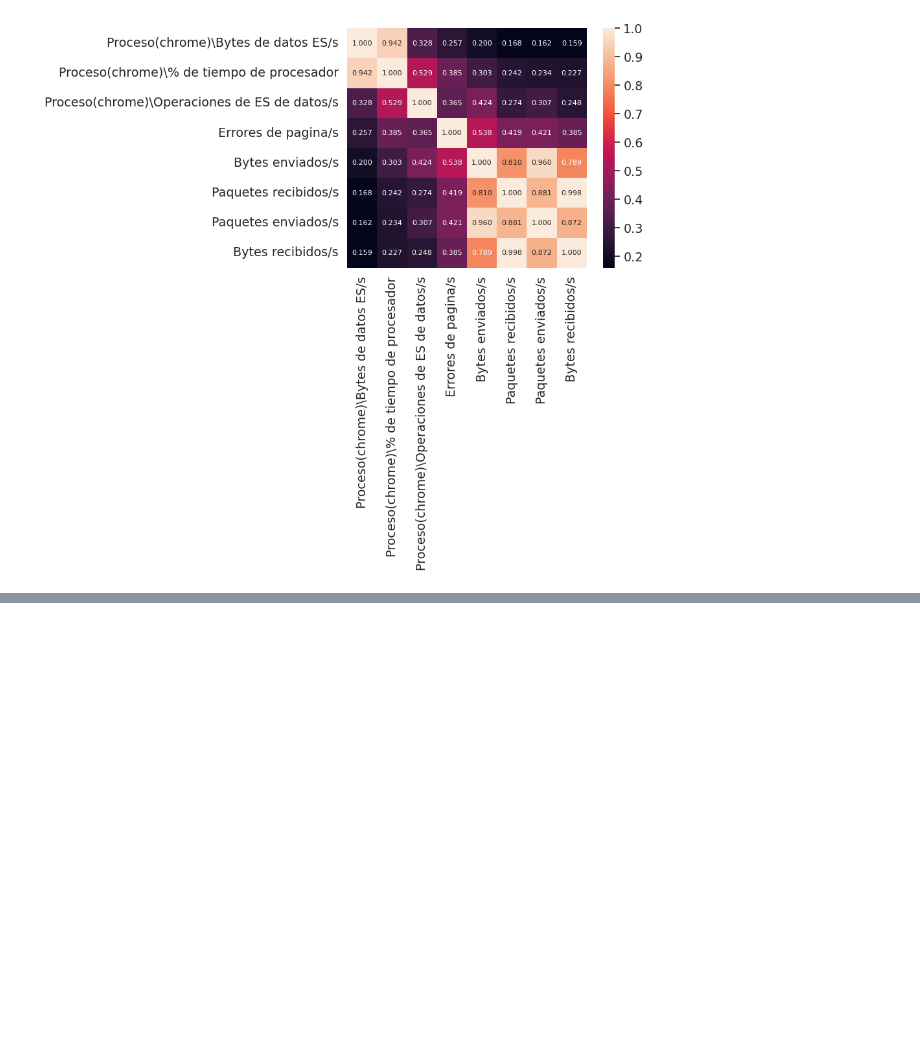
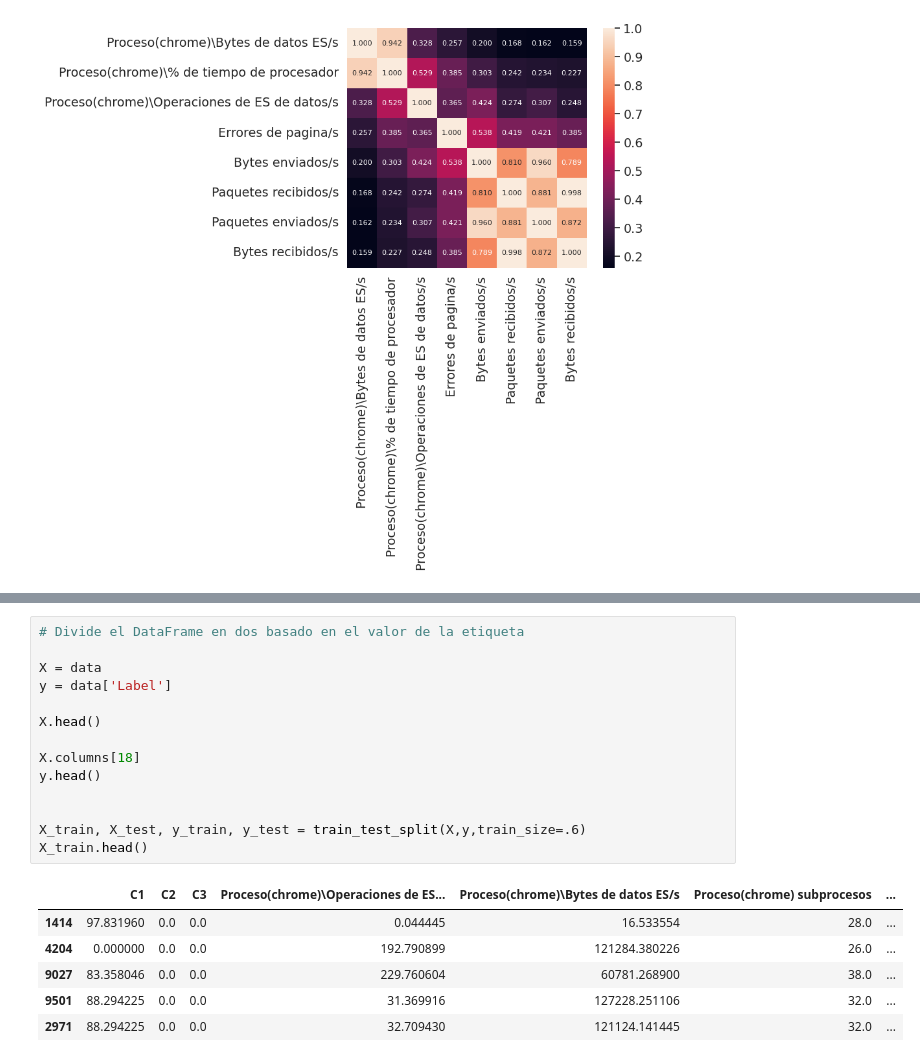
Before and after one commit to dannyasd/MineriaDeDatos, a Jupyter notebook: Copia_de_Lectura_5_(Ejercicio).ipynb, the cells around one changed output, grey strips where cells are left out. Saved outputs shown, nothing was run; the diff lists cells and outputs as text; blank space fills up the shorter version.

```diff
--- a/Copia_de_Lectura_5_(Ejercicio).ipynb
+++ b/Copia_de_Lectura_5_(Ejercicio).ipynb
@@ -291,0 +307,21 @@ plt.show()
+# %%
+# Divide el DataFrame en dos basado en el valor de la etiqueta
+
+X = data
+y = data['Label']
+
+X.head()
+
+X.columns[18]
+y.head()
+
+
+X_train, X_test, y_train, y_test = train_test_split(X,y,train_size=.6)
+X_train.head()
+# %% [output]
+|  | C1 | C2 | C3 | Proceso(chrome)\Operaciones de ES... | Proceso(chrome)\Bytes de datos ES/s | Proceso(chrome) subprocesos | ... |
+| 1414 | 97.831960 | 0.0 | 0.0 | 0.044445 | 16.533554 | 28.0 | ... |
+| 4204 | 0.000000 | 0.0 | 0.0 | 192.790899 | 121284.380226 | 26.0 | ... |
+| 9027 | 83.358046 | 0.0 | 0.0 | 229.760604 | 60781.268900 | 38.0 | ... |
+| 9501 | 88.294225 | 0.0 | 0.0 | 31.369916 | 127228.251106 | 32.0 | ... |
+| 2971 | 88.294225 | 0.0 | 0.0 | 32.709430 | 121124.141445 | 32.0 | ... |
```
Also changed, not shown: parts of 14 cells of this notebook.
